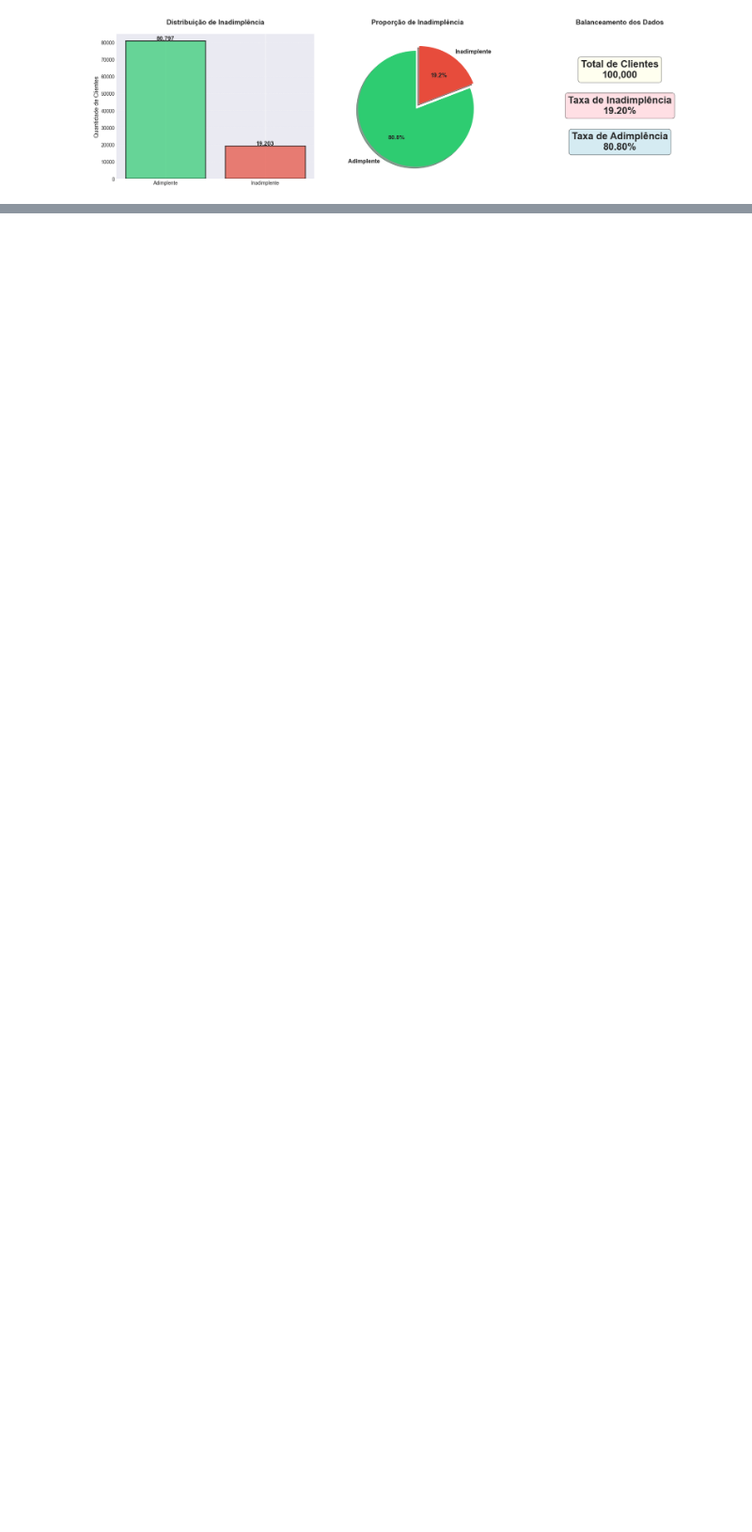
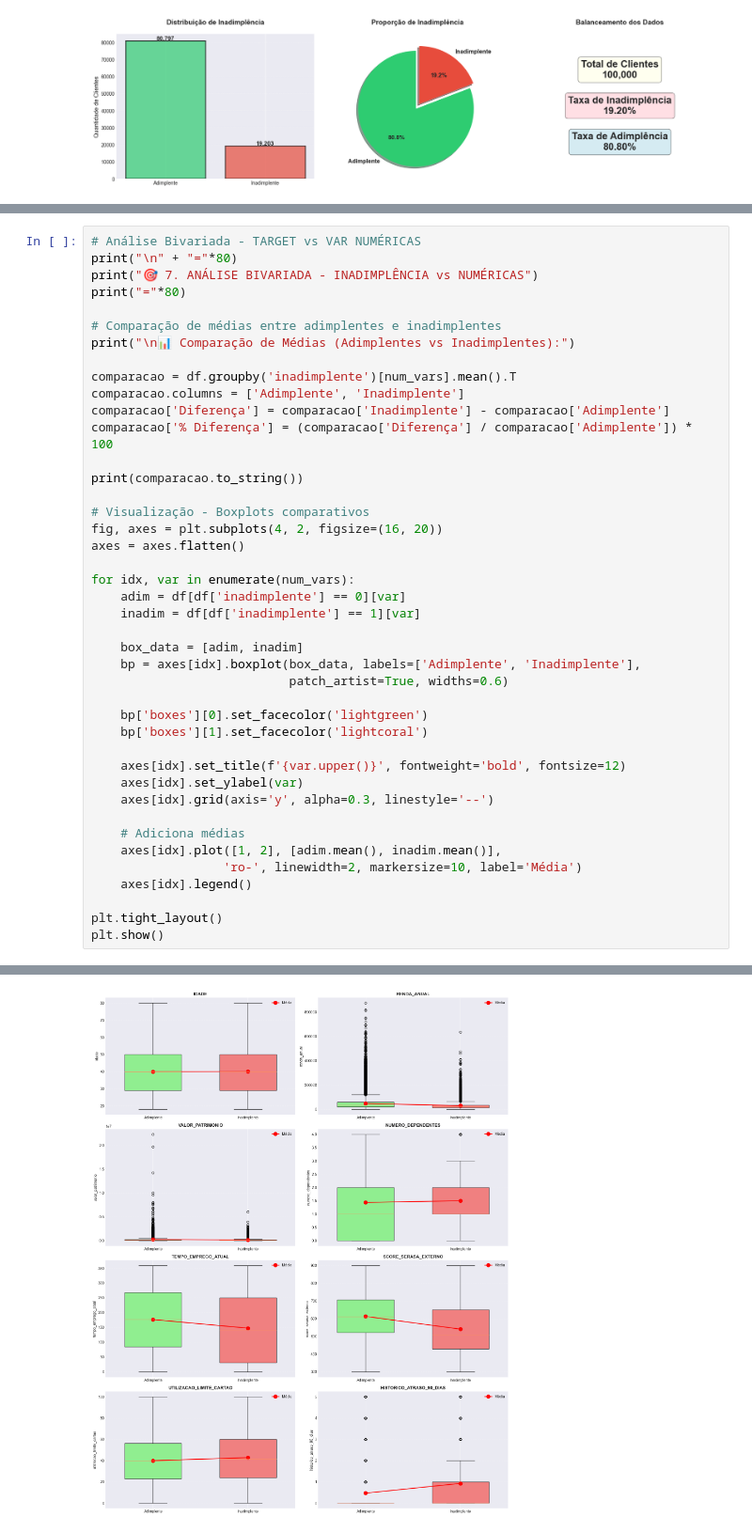
Before and after one commit to vininoronha21/score-credito-ia, a Jupyter notebook: notebooks/02_analise_exploratoria.ipynb, the cells around one changed output, grey strips where cells are left out. Shown at 94% size. Drawn from its saved outputs; the diff is of its cells as text; blank space fills up the shorter version.

Commit message:
feat: análise bivariada (target x var numéricas)

```diff
--- a/notebooks/02_analise_exploratoria.ipynb
+++ b/notebooks/02_analise_exploratoria.ipynb
@@ -464,0 +566,43 @@ plt.show()
+# %%
+# Análise Bivariada - TARGET vs VAR NUMÉRICAS
+print("\n" + "="*80)
+print("🎯 7. ANÁLISE BIVARIADA - INADIMPLÊNCIA vs NUMÉRICAS")
+print("="*80)
+
+# Comparação de médias entre adimplentes e inadimplentes
+print("\n📊 Comparação de Médias (Adimplentes vs Inadimplentes):")
+
+comparacao = df.groupby('inadimplente')[num_vars].mean().T
+comparacao.columns = ['Adimplente', 'Inadimplente']
+comparacao['Diferença'] = comparacao['Inadimplente'] - comparacao['Adimplente']
+comparacao['% Diferença'] = (comparacao['Diferença'] / comparacao['Adimplente']) * 100
+
+print(comparacao.to_string())
+
+# Visualização - Boxplots comparativos
+fig, axes = plt.subplots(4, 2, figsize=(16, 20))
+axes = axes.flatten()
+
+for idx, var in enumerate(num_vars):
+    adim = df[df['inadimplente'] == 0][var]
+    inadim = df[df['inadimplente'] == 1][var]
+
+    box_data = [adim, inadim]
+    bp = axes[idx].boxplot(box_data, labels=['Adimplente', 'Inadimplente'],
+                           patch_artist=True, widths=0.6)
+
+    bp['boxes'][0].set_facecolor('lightgreen')
+    bp['boxes'][1].set_facecolor('lightcoral')
+
+    axes[idx].set_title(f'{var.upper()}', fontweight='bold', fontsize=12)
+    axes[idx].set_ylabel(var)
+    axes[idx].grid(axis='y', alpha=0.3, linestyle='--')
+
+    # Adiciona médias
+    axes[idx].plot([1, 2], [adim.mean(), inadim.mean()],
+                  'ro-', linewidth=2, markersize=10, label='Média')
+    axes[idx].legend()
+
+plt.tight_layout()
+plt.show()
+# %% [output]
@@ -464,0 +623 @@ plt.show()
+[figure, added]
```
Also changed, not shown: parts of 4 cells of this notebook.
